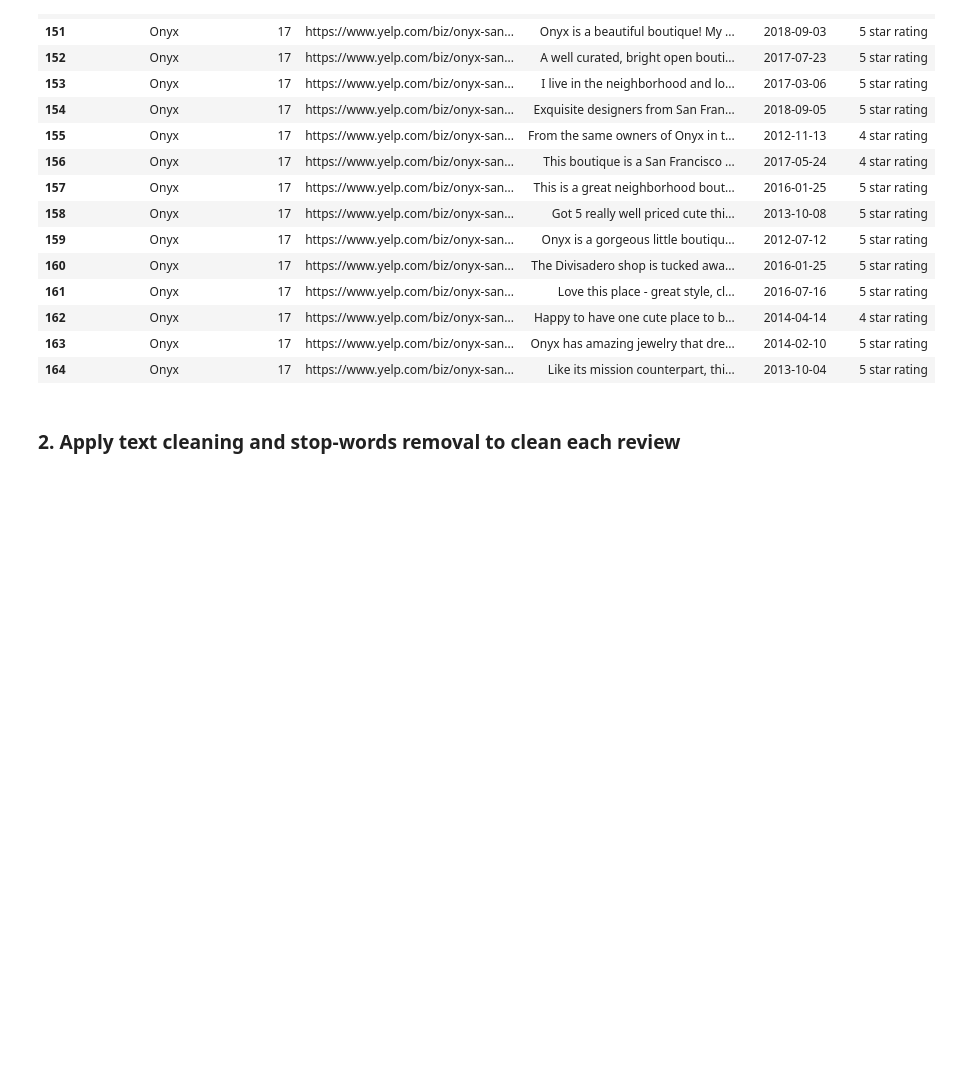
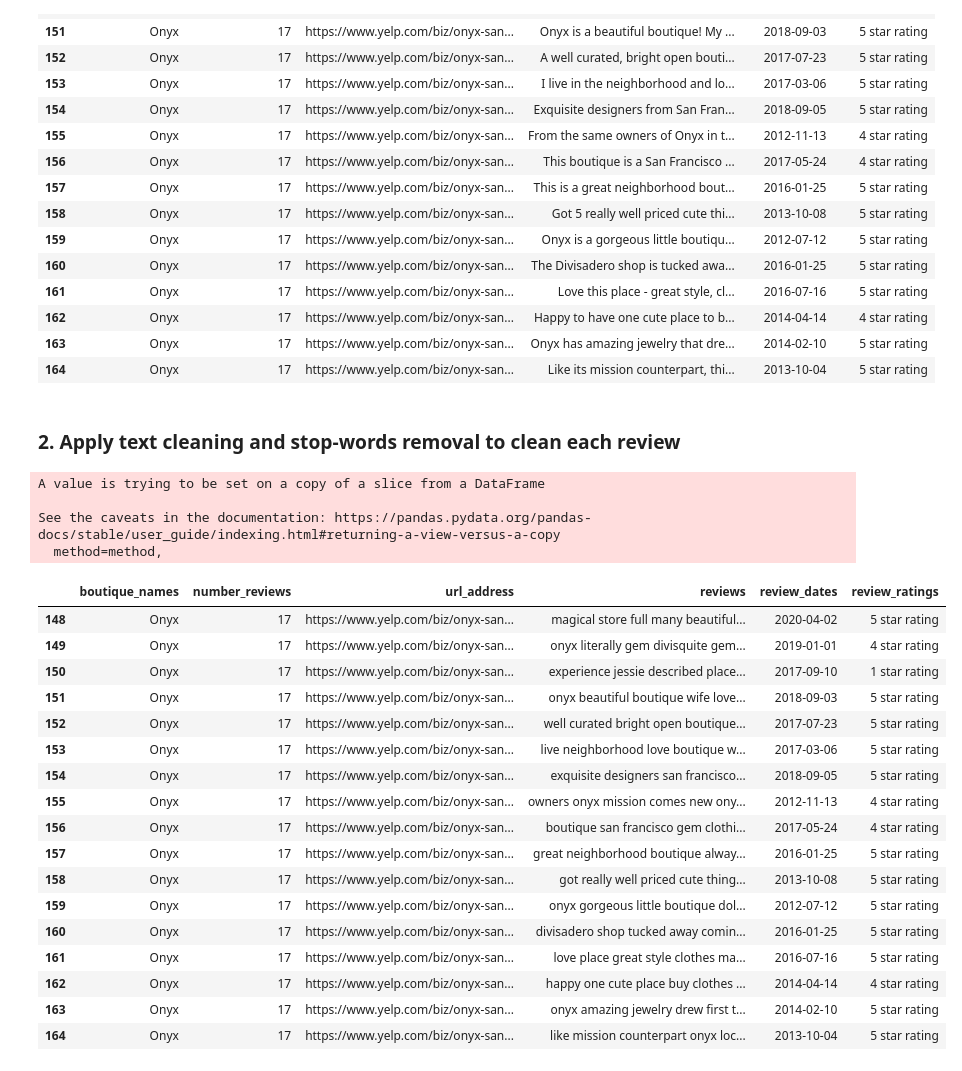
Before and after one commit to FarnazG/CodeReviews, a Jupyter notebook: NLP_Polarity.ipynb, the cells around one changed output. Saved outputs shown, nothing was run; the diff lists cells and outputs as text; code cells hidden in the pictures; blank space fills up the shorter version.

```diff
--- a/NLP_Polarity.ipynb
+++ b/NLP_Polarity.ipynb
@@ -150,0 +158,26 @@ def clean_review(text):
+# %%
+Onyx_df_cleaned = subset_df_cleaned("Onyx")
+Onyx_df_cleaned
+# %% [output]
+A value is trying to be set on a copy of a slice from a DataFrame
+
+See the caveats in the documentation: https://pandas.pydata.org/pandas-docs/stable/user_guide/indexing.html#returning-a-view-versus-a-copy
+  method=method,
+|  | boutique_names | number_reviews | url_address | reviews | review_dates | review_ratings |
+| 148 | Onyx | 17 | https://www.yelp.com/biz/onyx-san... | magical store full many beautiful... | 2020-04-02 | 5 star rating |
+| 149 | Onyx | 17 | https://www.yelp.com/biz/onyx-san... | onyx literally gem divisquite gem... | 2019-01-01 | 4 star rating |
+| 150 | Onyx | 17 | https://www.yelp.com/biz/onyx-san... | experience jessie described place... | 2017-09-10 | 1 star rating |
+| 151 | Onyx | 17 | https://www.yelp.com/biz/onyx-san... | onyx beautiful boutique wife love... | 2018-09-03 | 5 star rating |
+| 152 | Onyx | 17 | https://www.yelp.com/biz/onyx-san... | well curated bright open boutique... | 2017-07-23 | 5 star rating |
+| 153 | Onyx | 17 | https://www.yelp.com/biz/onyx-san... | live neighborhood love boutique w... | 2017-03-06 | 5 star rating |
+| 154 | Onyx | 17 | https://www.yelp.com/biz/onyx-san... | exquisite designers san francisco... | 2018-09-05 | 5 star rating |
+| 155 | Onyx | 17 | https://www.yelp.com/biz/onyx-san... | owners onyx mission comes new ony... | 2012-11-13 | 4 star rating |
+| 156 | Onyx | 17 | https://www.yelp.com/biz/onyx-san... | boutique san francisco gem clothi... | 2017-05-24 | 4 star rating |
+| 157 | Onyx | 17 | https://www.yelp.com/biz/onyx-san... | great neighborhood boutique alway... | 2016-01-25 | 5 star rating |
+| 158 | Onyx | 17 | https://www.yelp.com/biz/onyx-san... | got really well priced cute thing... | 2013-10-08 | 5 star rating |
+| 159 | Onyx | 17 | https://www.yelp.com/biz/onyx-san... | onyx gorgeous little boutique dol... | 2012-07-12 | 5 star rating |
+| 160 | Onyx | 17 | https://www.yelp.com/biz/onyx-san... | divisadero shop tucked away comin... | 2016-01-25 | 5 star rating |
+| 161 | Onyx | 17 | https://www.yelp.com/biz/onyx-san... | love place great style clothes ma... | 2016-07-16 | 5 star rating |
+| 162 | Onyx | 17 | https://www.yelp.com/biz/onyx-san... | happy one cute place buy clothes ... | 2014-04-14 | 4 star rating |
+| 163 | Onyx | 17 | https://www.yelp.com/biz/onyx-san... | onyx amazing jewelry drew first t... | 2014-02-10 | 5 star rating |
+| 164 | Onyx | 17 | https://www.yelp.com/biz/onyx-san... | like mission counterpart onyx loc... | 2013-10-04 | 5 star rating |
```
Also changed, not shown: parts of 4 cells of this notebook.
